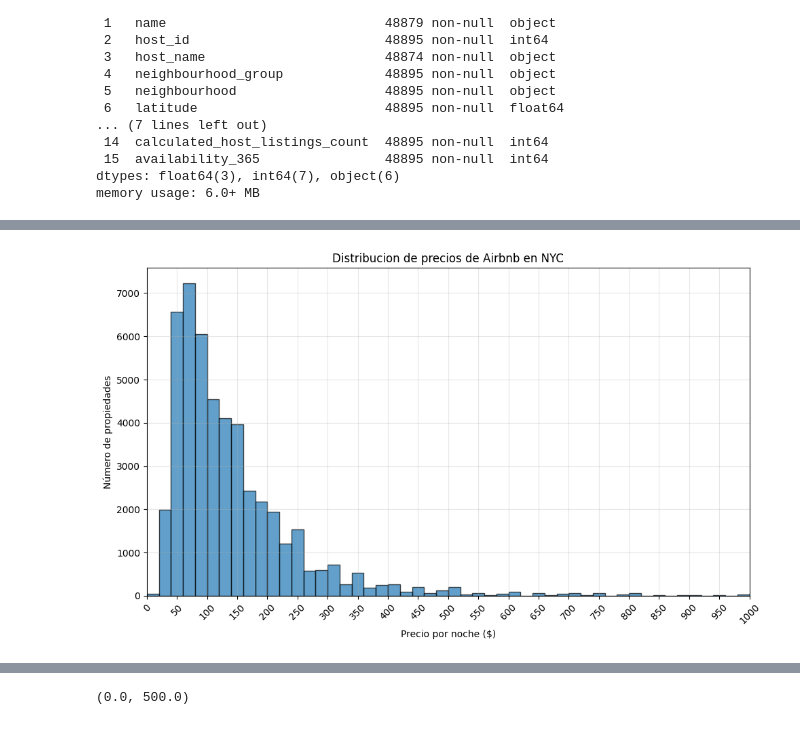
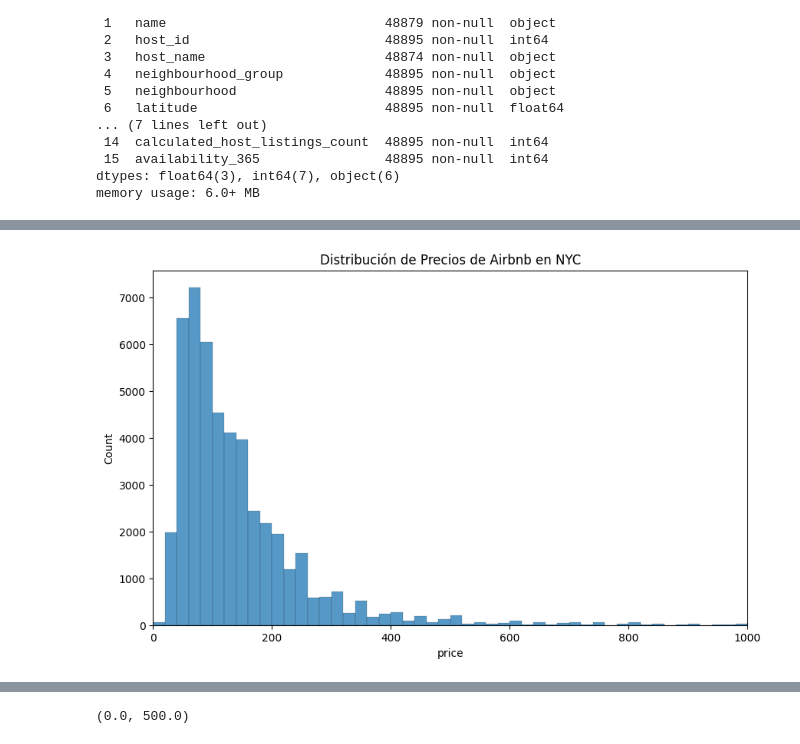
Before and after one commit to AdriARE/machine-learning-python-template, a Jupyter notebook: src/explore.ipynb, the cells around one changed output, grey strips where cells are left out. Saved outputs shown, nothing was run; the diff lists cells and outputs as text; code cells hidden in the pictures.

```diff
--- a/src/explore.ipynb
+++ b/src/explore.ipynb
@@ -80,16 +59,11 @@ df.describe()
 # %%
 # HISTOGRAMA DE PRECIOS
 plt.figure(figsize=(10,6))
-plt.hist(df['price'], bins=500, edgecolor='black', alpha=0.7)
-plt.title('Distribucion de precios de Airbnb en NYC')
-plt.xlabel('Precio por noche ($)')
-plt.ylabel('Número de propiedades')
-plt.xticks(range(0, 1001, 50), rotation=45)
-plt.xlim(0,1000)
-plt.grid(True, alpha=0.3)
-plt.tight_layout()
+sns.histplot(data=df, x='price', bins=500)
+plt.title('Distribución de Precios de Airbnb en NYC')
+plt.xlim(0, 1000)
 plt.show()
 # %% [output]
-[figure, old version]
+[figure, new version]
 # %%
 #TIPOS DE HABITACIÓN
```
Also changed, not shown: parts of 6 cells of this notebook, 2 other files.
